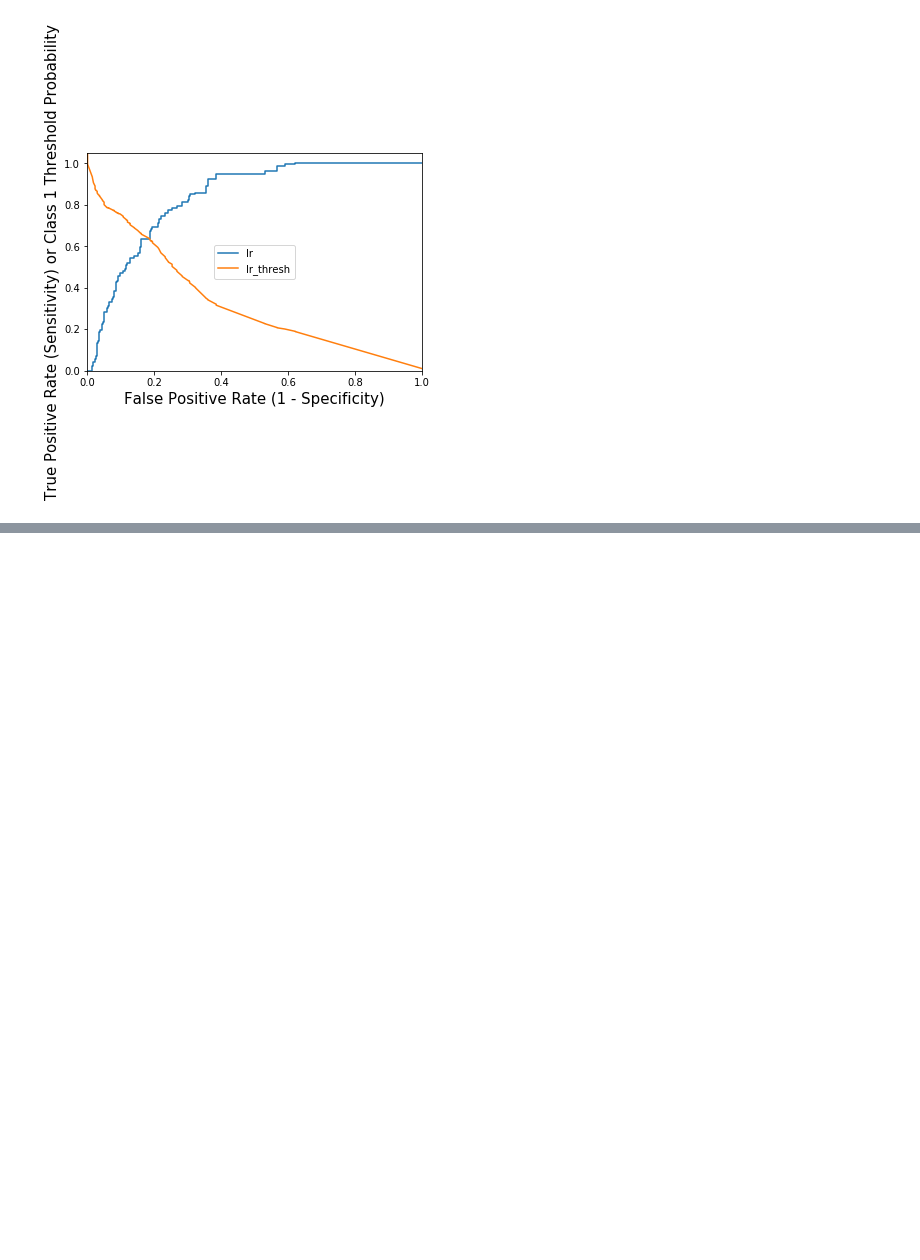
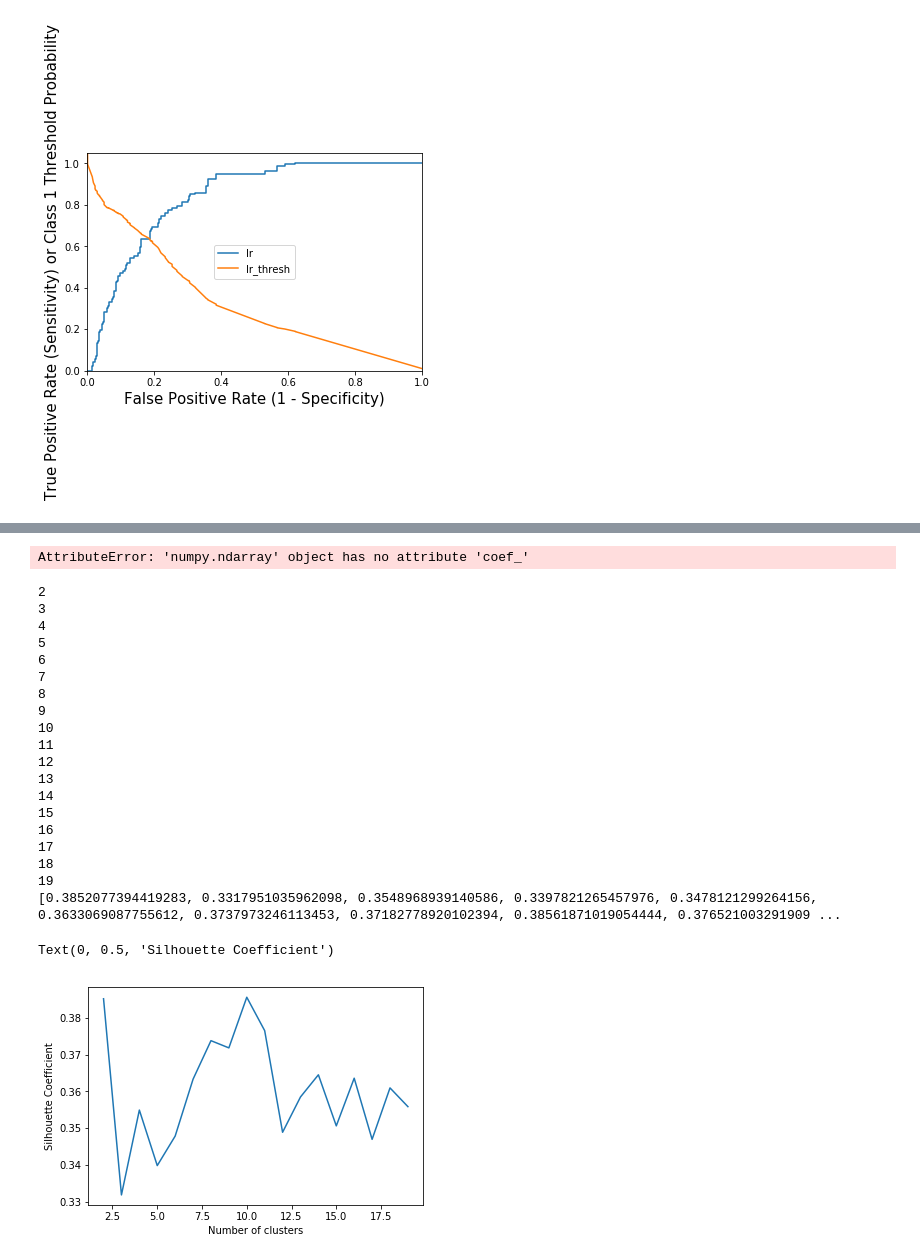
Before and after one commit to grace3999/USV_Python, a Jupyter notebook: Notebooks/3_xr_Annotations_modeling.ipynb, the cells around one changed output, grey strips where cells are left out. Saved outputs shown, nothing was run; the diff lists cells and outputs as text; code cells hidden in the pictures; blank space fills up the shorter version.

```diff
--- a/Notebooks/3_xr_Annotations_modeling.ipynb
+++ b/Notebooks/3_xr_Annotations_modeling.ipynb
@@ -223,14 +259,41 @@ train_orig_upsamples.groupby('Annotation')['pred'].describe()
+# %%
+y_pred_lr.coef_
+# %% [output]
+AttributeError: 'numpy.ndarray' object has no attribute 'coef_'
 # %%
-k_range = range(2,10)
+k_range = range(2,20)
 scores = []
 for k in k_range:
     print(k)
     km_ss = KMeans(n_clusters=k, random_state=19)
     km_ss.fit(features_scaled)
     scores.append(silhouette_score(features_scaled, km_ss.labels_))
-    print(scores)
+
+print(scores)
 
 # plot the results
 plt.plot(k_range, scores)
 plt.xlabel('Number of clusters')
 plt.ylabel('Silhouette Coefficient')
+# %% [output]
+2
+3
+4
+5
+6
+7
+8
+9
+10
+11
+12
+13
+14
+15
+16
+17
+18
+19
+[0.3852077394419283, 0.3317951035962098, 0.3548968939140586, 0.3397821265457976, 0.3478121299264156, 0.3633069087755612, 0.3737973246113453, 0.37182778920102394, 0.38561871019054444, 0.376521003291909 ...
+Text(0, 0.5, 'Silhouette Coefficient')
+[figure, added]
```
Also changed, not shown: parts of 20 cells of this notebook.
